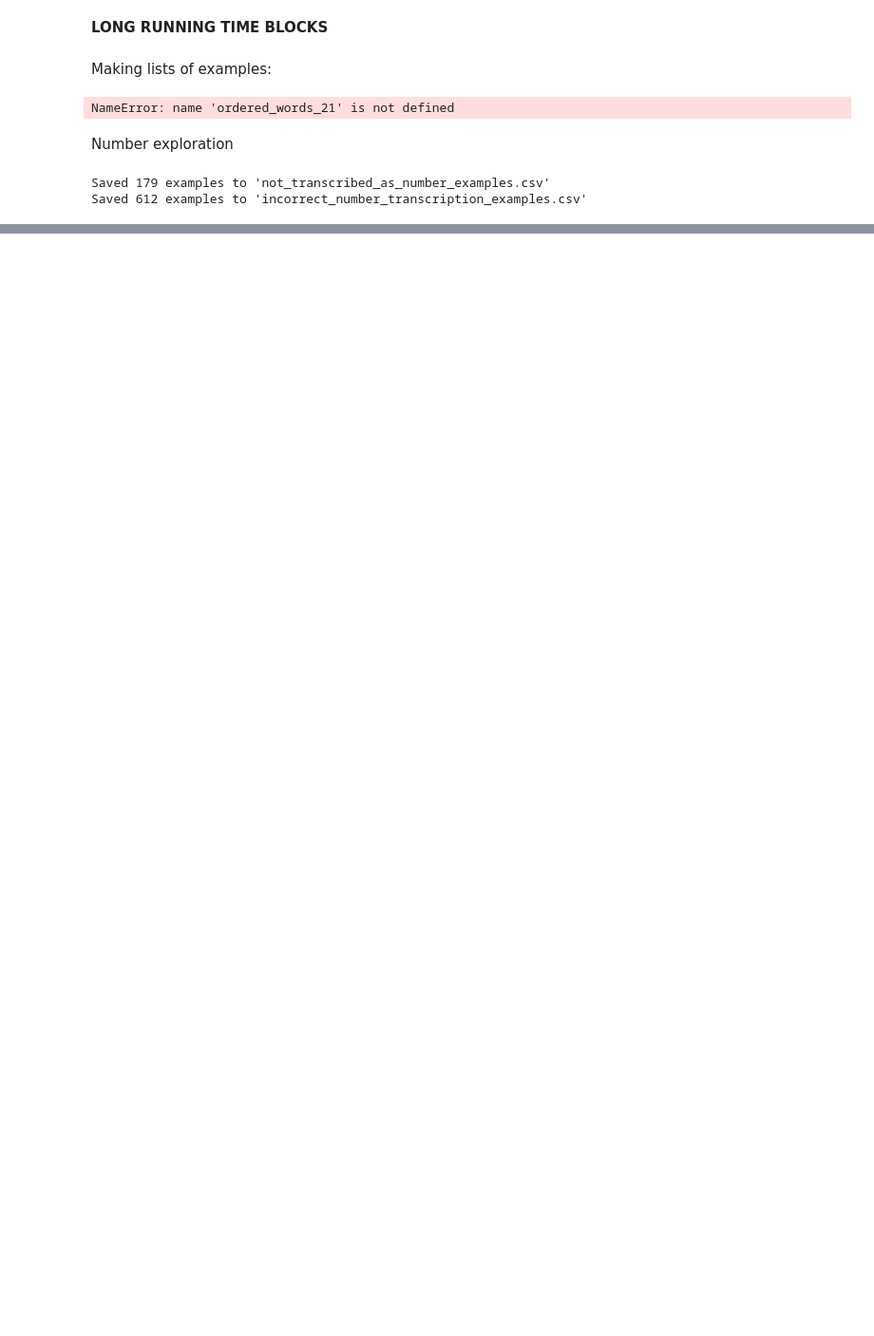
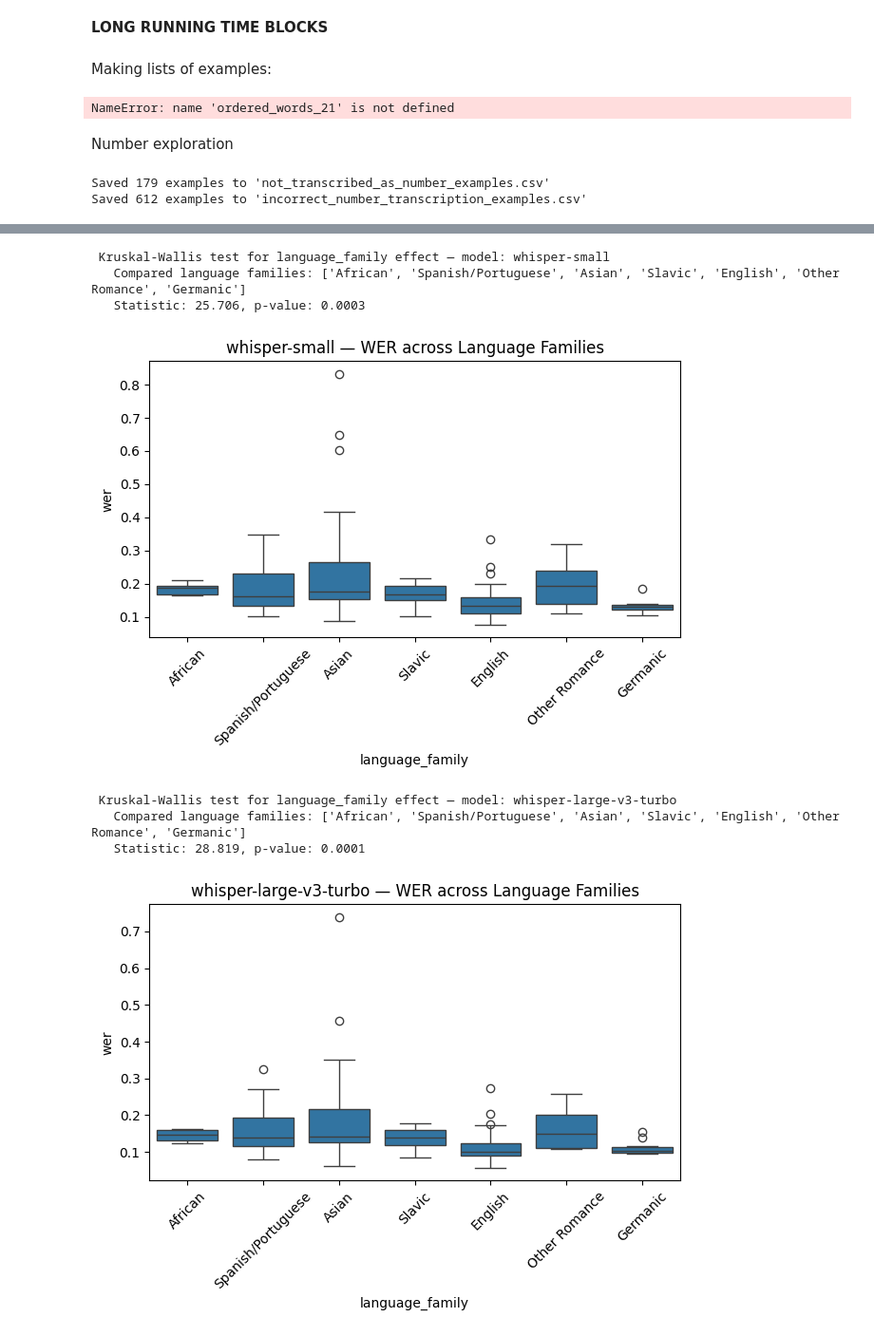
Before and after one commit to MakkerW/Thesis, a Jupyter notebook: Metrics.ipynb, the cells around one changed output, grey strips where cells are left out. Shown at 95% size. Saved outputs shown, nothing was run; the diff lists cells and outputs as text; code cells hidden in the pictures; blank space fills up the shorter version.

Commit message:
stats

```diff
--- a/Metrics.ipynb
+++ b/Metrics.ipynb
@@ -1290,0 +1230,7 @@ Numerical Error ANOVA — F-statistic: 1.049, p-value: 0.3976
+# %%
+import statsmodels.formula.api as smf
+df_variant = df_variant.rename(columns={"Language Family": "language_family"})
+# Example: using language_family and controlling for speaker/company
+model = smf.mixedlm("wer ~ C(language_family)", data=df_variant, groups=df_variant["folder"])
+result = model.fit()
+print(result.summary())
@@ -1501,0 +1543,73 @@ Saved 612 examples to 'incorrect_number_transcription_examples.csv'
+# %%
+#KRUSKAL AND WON'T WORK BECAUSE NON INDEPENDANT DATA
+from scipy.stats import kruskal
+import seaborn as sns
+import matplotlib.pyplot as plt
+
+# First, rename the column for safety
+df_22 = df_22.rename(columns={"Language Family": "language_family"})
+
+# Run test for each transcription model
+for variant in df_22["variant"].unique():
+    print(f"\n Kruskal-Wallis test for language_family effect — model: {variant}")
+
+    # Filter to one model and drop rows with missing values
+    df_variant = df_22[df_22["variant"] == variant].dropna(subset=["language_family", "wer"])
+
+    # Group WERs by language family
+    grouped_data = [group["wer"].values for _, group in df_variant.groupby("language_family")]
+    labels = df_variant["language_family"].unique()
+
+    if len(grouped_data) < 2:
+        print("   Not enough language families to compare.")
+        continue
+
+    # Perform the Kruskal-Wallis test
+    stat, p = kruskal(*grouped_data)
+    print(f"   Compared language families: {list(labels)}")
+    print(f"   Statistic: {stat:.3f}, p-value: {p:.4f}")
+
+    # Optional: Plot WER distribution by language family
+    sns.boxplot(data=df_variant, x="language_family", y="wer")
+    plt.title(f"{variant} — WER across Language Families")
+    plt.xticks(rotation=45)
+    plt.tight_layout()
+    plt.show()
+#KRUSKAL AND WON'T WORK BECAUSE NON INDEPENDANT DATA
+from scipy.stats import kruskal
+import seaborn as sns
+import matplotlib.pyplot as plt
+
+# Rename just in case
+df_22 = df_22.rename(columns={"Language Family": "language_family"})
+
+for variant in df_22["variant"].unique():
+    print(f"\n Kruskal-Wallis test for language_family effect on NUMERICAL ERROR — model: {variant}")
+
+    df_variant = df_22[df_22["variant"] == variant].dropna(subset=["language_family", "numerical_error"])
+
+    grouped_data = [group["numerical_error"].values for _, group in df_variant.groupby("language_family")]
+    labels = df_variant["language_family"].unique()
+
+    if len(grouped_data) < 2:
+        print("  Not enough language families to compare.")
+        continue
+
+    stat, p = kruskal(*grouped_data)
+    print(f"   Compared language families: {list(labels)}")
+    print(f"   Statistic: {stat:.3f}, p-value: {p:.4f}")
+
+    sns.boxplot(data=df_variant, x="language_family", y="numerical_error")
+    plt.title(f"{variant} — Numerical Error across Language Families")
+    plt.xticks(rotation=45)
+    plt.tight_layout()
+    plt.show()
+# %% [output]
+ Kruskal-Wallis test for language_family effect — model: whisper-small
+   Compared language families: ['African', 'Spanish/Portuguese', 'Asian', 'Slavic', 'English', 'Other Romance', 'Germanic']
+   Statistic: 25.706, p-value: 0.0003
+[figure, added]
+ Kruskal-Wallis test for language_family effect — model: whisper-large-v3-turbo
+   Compared language families: ['African', 'Spanish/Portuguese', 'Asian', 'Slavic', 'English', 'Other Romance', 'Germanic']
+   Statistic: 28.819, p-value: 0.0001
+[figure, added]
```
Also changed, not shown: parts of 20 cells of this notebook, 1 other file.
